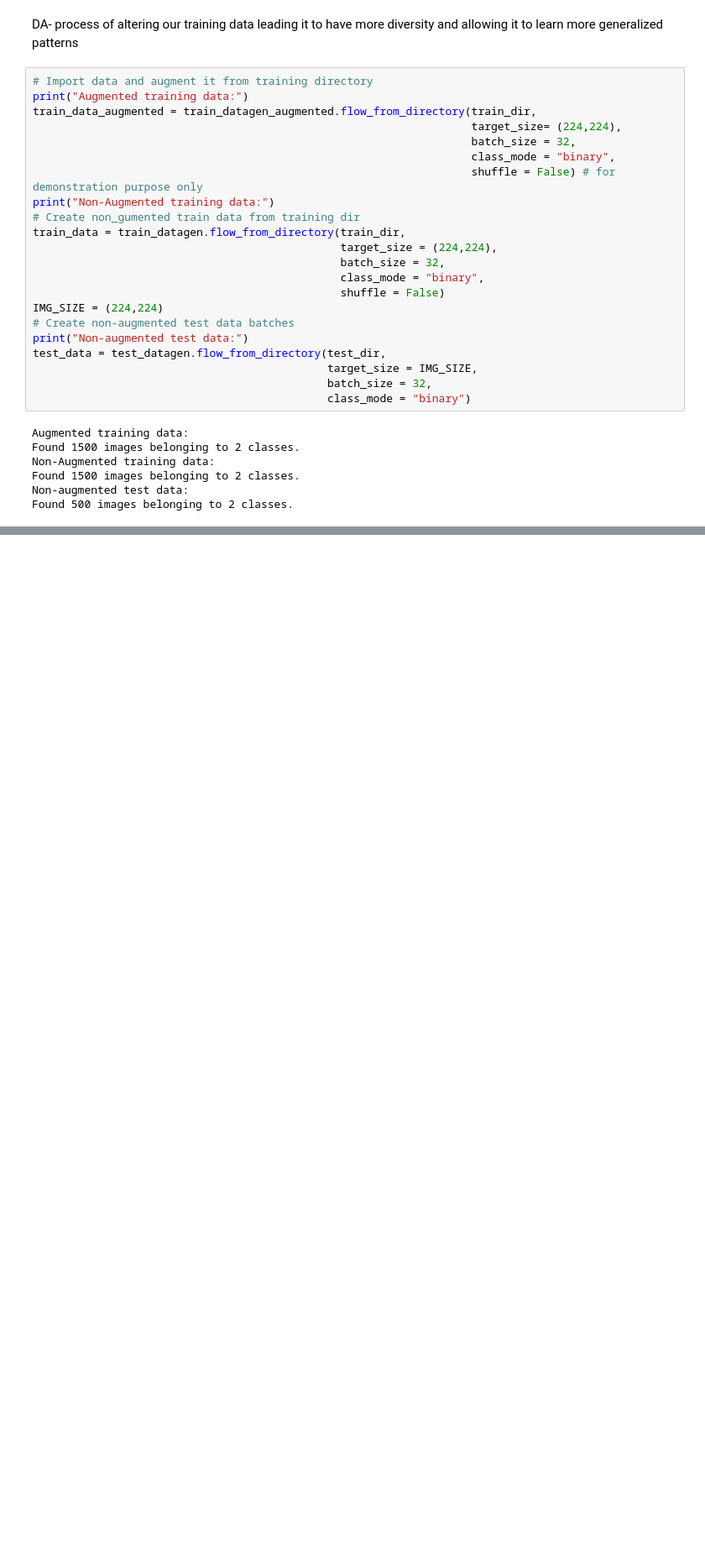
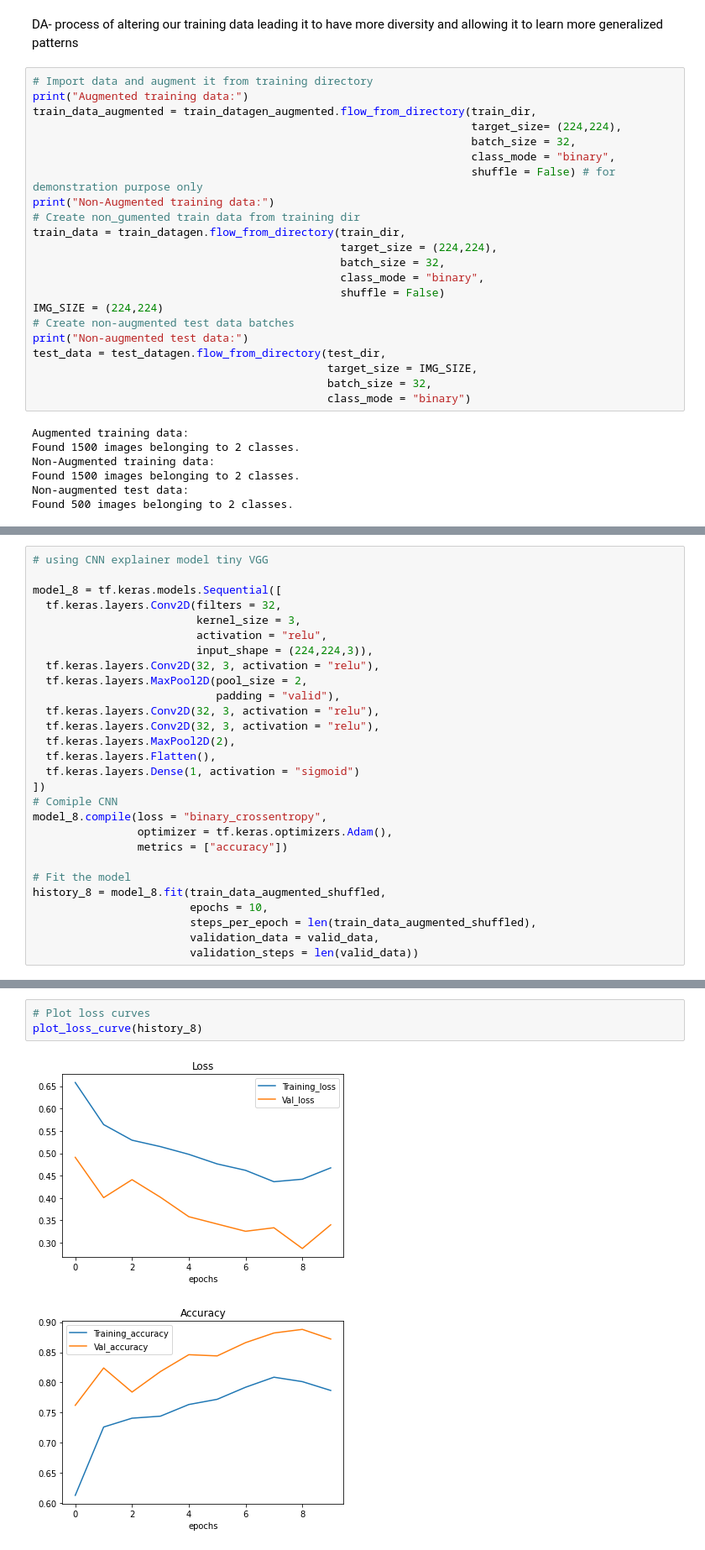
Before and after one commit to Sashank11/learn_tensorflow, a Jupyter notebook: Introduction_to_computer_vision_with_tensorflow.ipynb, the cells around one changed output, grey strips where cells are left out. Shown at 84% size. Cells and saved outputs as stored; diff of their text form; blank space fills up the shorter version.

```diff
--- a/Introduction_to_computer_vision_with_tensorflow.ipynb
+++ b/Introduction_to_computer_vision_with_tensorflow.ipynb
@@ -777,0 +898,28 @@ doing augmentation doesnt change original data i.e where its stored
+# %%
+# using CNN explainer model tiny VGG
+
+model_8 = tf.keras.models.Sequential([
+  tf.keras.layers.Conv2D(filters = 32,
+                         kernel_size = 3,
+                         activation = "relu",
+                         input_shape = (224,224,3)),
+  tf.keras.layers.Conv2D(32, 3, activation = "relu"),
+  tf.keras.layers.MaxPool2D(pool_size = 2,
+                            padding = "valid"),
+  tf.keras.layers.Conv2D(32, 3, activation = "relu"),
+  tf.keras.layers.Conv2D(32, 3, activation = "relu"),
+  tf.keras.layers.MaxPool2D(2),
+  tf.keras.layers.Flatten(),
+  tf.keras.layers.Dense(1, activation = "sigmoid")
+])
+# Comiple CNN
+model_8.compile(loss = "binary_crossentropy",
+                optimizer = tf.keras.optimizers.Adam(),
+                metrics = ["accuracy"])
+
+# Fit the model
+history_8 = model_8.fit(train_data_augmented_shuffled,
+                        epochs = 10,
+                        steps_per_epoch = len(train_data_augmented_shuffled),
+                        validation_data = valid_data,
+                        validation_steps = len(valid_data))
@@ -777,0 +947,6 @@ doing augmentation doesnt change original data i.e where its stored
+# %%
+# Plot loss curves
+plot_loss_curve(history_8)
+# %% [output]
+[figure, added]
+[figure, added]
```
Also changed, not shown: parts of 42 cells of this notebook.
